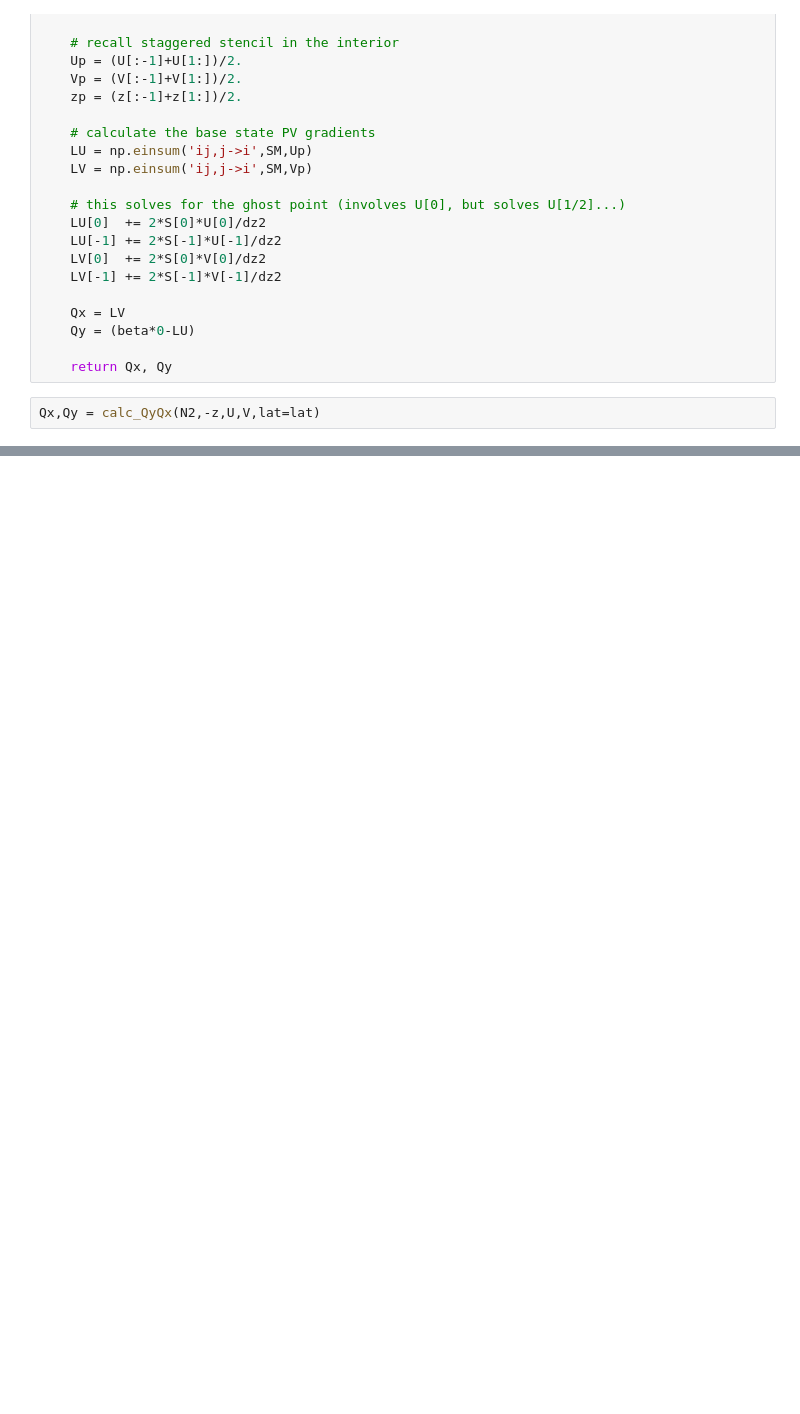
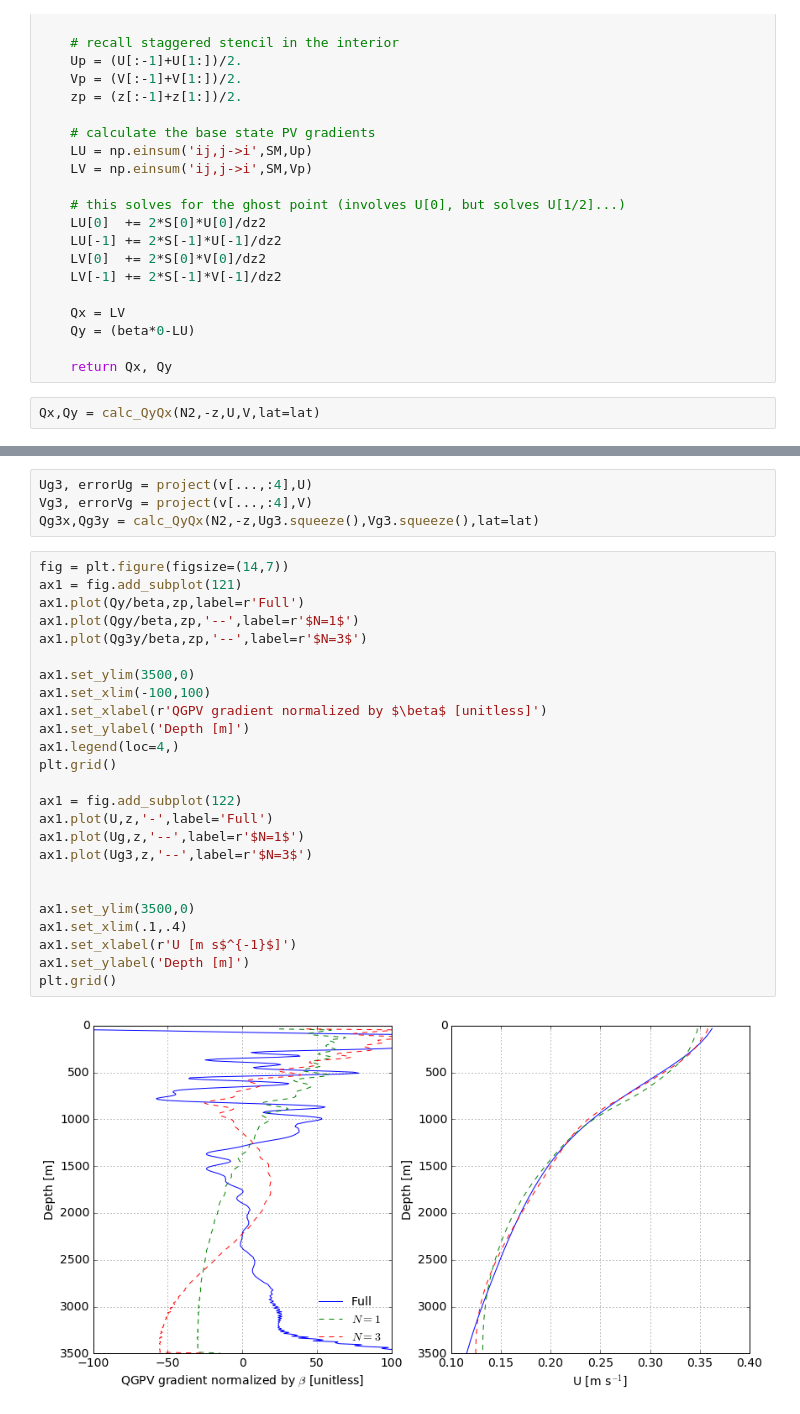
Before and after one commit to cesar-rocha/dp_spectra, a Jupyter notebook: stability/cDrakePVGradient.ipynb, the cells around one changed output, grey strips where cells are left out. Cells and saved outputs as stored; diff of their text form; blank space fills up the shorter version.

```diff
--- a/stability/cDrakePVGradient.ipynb
+++ b/stability/cDrakePVGradient.ipynb
@@ -110,0 +143,31 @@ plt.grid()
+# %%
+Ug3, errorUg = project(v[...,:4],U)
+Vg3, errorVg = project(v[...,:4],V)
+Qg3x,Qg3y = calc_QyQx(N2,-z,Ug3.squeeze(),Vg3.squeeze(),lat=lat)
+# %%
+fig = plt.figure(figsize=(14,7))
+ax1 = fig.add_subplot(121)
+ax1.plot(Qy/beta,zp,label=r'Full')
+ax1.plot(Qgy/beta,zp,'--',label=r'$N=1$')
+ax1.plot(Qg3y/beta,zp,'--',label=r'$N=3$')
+
+ax1.set_ylim(3500,0)
+ax1.set_xlim(-100,100)
+ax1.set_xlabel(r'QGPV gradient normalized by $\beta$ [unitless]')
+ax1.set_ylabel('Depth [m]')
+ax1.legend(loc=4,)
+plt.grid()
+
+ax1 = fig.add_subplot(122)
+ax1.plot(U,z,'-',label='Full')
+ax1.plot(Ug,z,'--',label=r'$N=1$')
+ax1.plot(Ug3,z,'--',label=r'$N=3$')
+
+
+ax1.set_ylim(3500,0)
+ax1.set_xlim(.1,.4)
+ax1.set_xlabel(r'U [m s$^{-1}$]')
+ax1.set_ylabel('Depth [m]')
+plt.grid()
+# %% [output]
+[figure, added]
```
Also changed, not shown: parts of 6 cells of this notebook.
